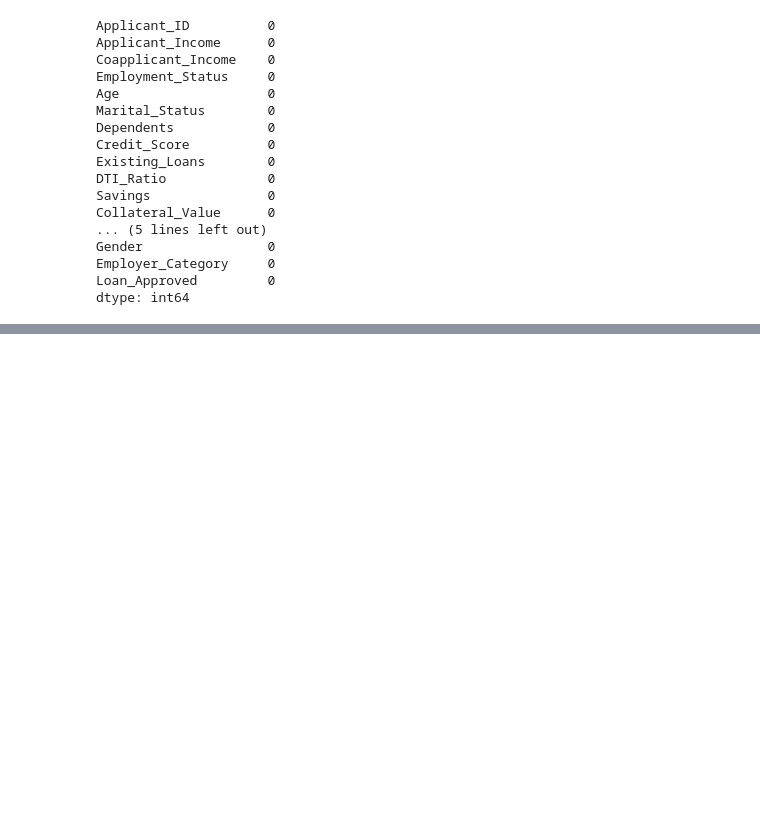
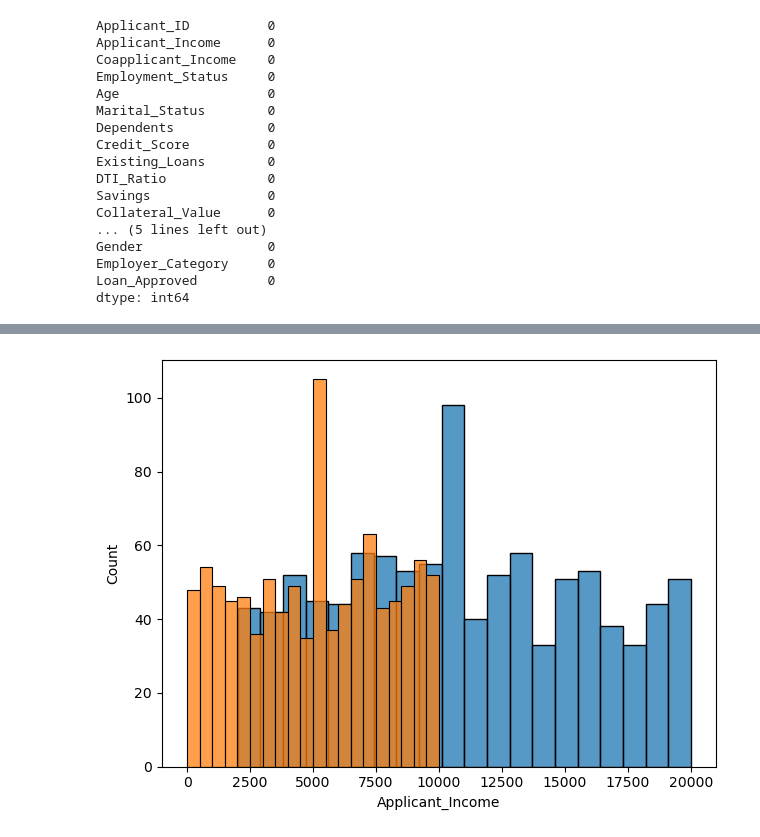
Before and after one commit to Shifa4532/credit_wise_loan_system, a Jupyter notebook: credit_wise.ipynb, the cells around one changed output, grey strips where cells are left out. Saved outputs shown, nothing was run; the diff lists cells and outputs as text; code cells hidden in the pictures; blank space fills up the shorter version.

```diff
--- a/credit_wise.ipynb
+++ b/credit_wise.ipynb
@@ -80,0 +98,16 @@ dtype: int64
+# %%
+sns.histplot(
+    data = df,
+    x = "Applicant_Income",
+    bins=20
+)
+
+sns.histplot(
+    data = df,
+    x = "Coapplicant_Income",
+    bins=20
+)
+
+plt.tight_layout()
+# %% [output]
+[figure, added]
```
Also changed, not shown: parts of 5 cells of this notebook.
